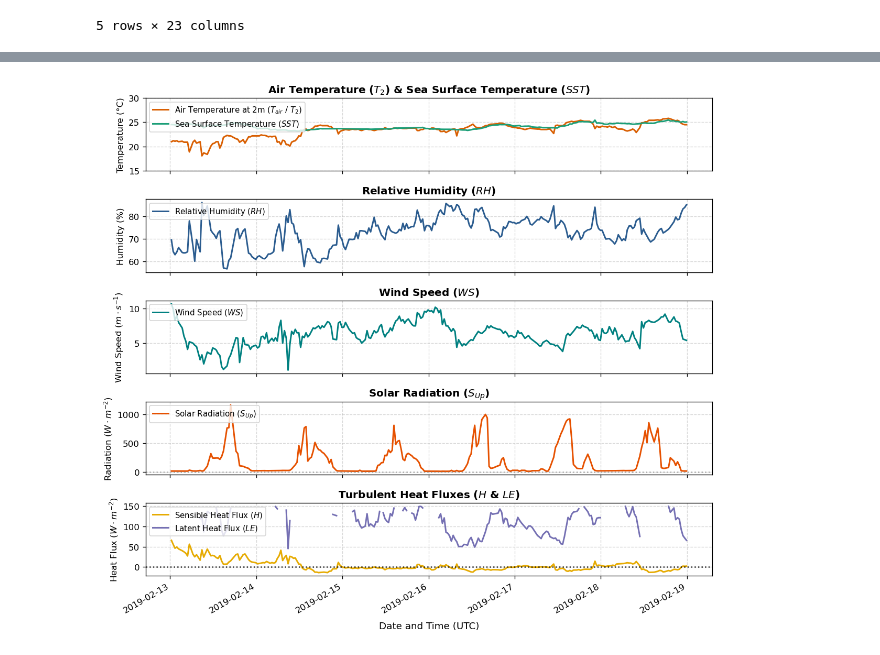
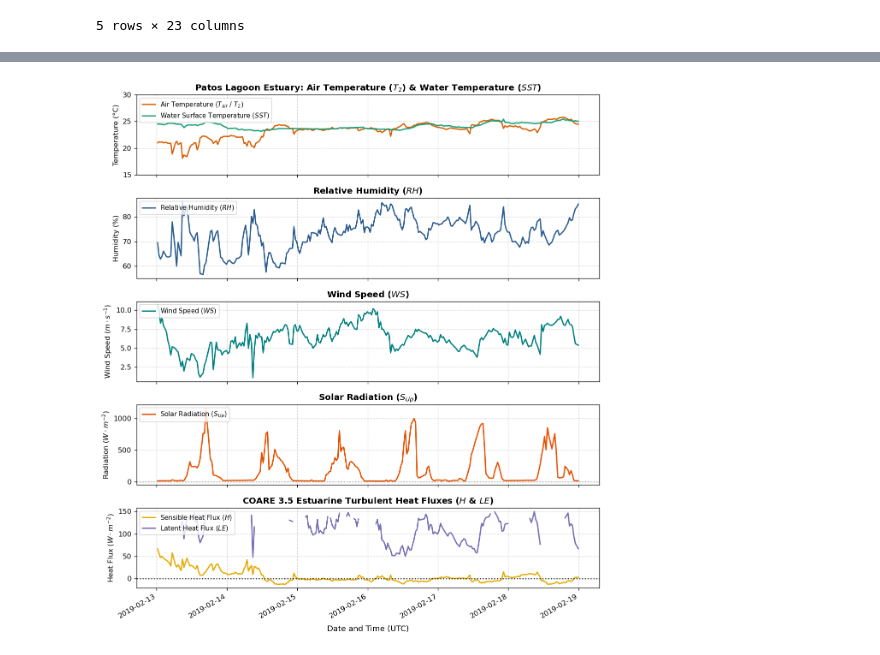
Before and after one commit to cryohydromettools/cryoextremes-practicals, a Jupyter notebook: 6_Patos_Lagoon _estuary_bouy.ipynb, the cells around one changed output, grey strips where cells are left out. Saved outputs shown, nothing was run; the diff lists cells and outputs as text; code cells hidden in the pictures.

Commit message:
Patos Lagoon

```diff
--- a/6_Patos_Lagoon _estuary_bouy.ipynb
+++ b/6_Patos_Lagoon _estuary_bouy.ipynb
@@ -49,7 +69,8 @@ Merged columns: Index(['YEAR_x', 'MONTH_x', 'DAY_x', 'HOUR_x', 'MINUTE_x', 'SECO
 # %%
+# Select necessary variables for air-water exchange analysis
 vars_sel = ['Avg_Wnd_Sp', 'Avg_Air_Tmp', 'Avg_Hmt', 'Avg_W_Tmp1', 'Avg_Air_Press', 'Avg_Sol_Rad']
-df_sel = df_merged[vars_sel]
-df_sel
+df_sel = df_merged[vars_sel].copy()
+df_sel.head()
 # %% [output]
 |  | Avg_Wnd_Sp | Avg_Air_Tmp | Avg_Hmt | Avg_W_Tmp1 | Avg_Air_Press | Avg_Sol_Rad |
 | datetime |  |  |  |  |  |  |
@@ -68,18 +85,18 @@ df_sel
 # %%
 # Compute turbulent fluxes using COARE 3.5 algorithm
 A = coare35vn(
-    df_sel['Avg_Wnd_Sp'],
-    df_sel['Avg_Air_Tmp'],
-    df_sel['Avg_Hmt'],
-    df_sel['Avg_W_Tmp1'],
-    P=df_sel['Avg_Air_Press'],
-    Rs=df_sel['Avg_Sol_Rad'],
-    Rl=288,          # Incoming longwave radiation (approximate constant or measured if available)
+    df_sel['Avg_Wnd_Sp'].values,
+    df_sel['Avg_Air_Tmp'].values,
+    df_sel['Avg_Hmt'].values,
+    df_sel['Avg_W_Tmp1'].values,
+    P=df_sel['Avg_Air_Press'].values,
+    Rs=df_sel['Avg_Sol_Rad'].values,
+    Rl=310,          # Incoming longwave radiation estimate (W/m²)
     zu=1.8,          # Anemometer height (meters)
     zt=1.8,          # Temperature sensor height (meters)
     zq=1.8,          # Humidity sensor height (meters)
-    lat=-32.13,       # Approximate latitude for Patos Lagoon / SIMCOSTA RS-2 station
-    zi=300,          # Boundary layer height (meters)
-    rain=np.zeros_like(df_sel['Avg_Wnd_Sp']),
+    lat=-32.13,      # Approximate latitude for Patos Lagoon / SIMCOSTA RS-2 station
+    zi=500,          # Boundary layer height (meters)
+    rain=np.zeros_like(df_sel['Avg_Wnd_Sp'].values),
     jcool=1
 )
@@ -102,26 +114,26 @@ See the caveats in the documentation: https://pandas.pydata.org/pandas-docs/stab
 df_plot = df_sel.copy()
 
 fig, (ax1, ax2, ax3, ax4, ax5) = plt.subplots(
-    5, 1, figsize=(10, 9), sharex=True, dpi=120
+    5, 1, figsize=(10, 11), sharex=True, dpi=120
 )
 
 # --- SUBPLOT 1: Temperatures ---
 ax1.plot(
     df_plot.index,
     df_plot['Avg_Air_Tmp'],
-    label='Air Temperature at 2m ($T_{air}$ / $T_2$)',
+    label='Air Temperature ($T_{air}$ / $T_2$)',
     color='#d95f02',
     linewidth=1.8,
 )
 ax1.plot(
     df_plot.index,
     df_plot['Avg_W_Tmp1'],
-    label='Sea Surface Temperature ($SST$)',
+    label='Water Surface Temperature ($SST$)',
     color='#1b9e77',
     linewidth=1.8,
 )
 ax1.set_title(
-    'Air Temperature ($T_2$) & Sea Surface Temperature ($SST$)',
+    'Patos Lagoon Estuary: Air Temperature ($T_2$) & Water Temperature ($SST$)',
     fontsize=12,
     fontweight='bold',
 )
@@ -157,7 +169,7 @@ ax3.set_ylabel('Wind Speed ($m \cdot s^{-1}$)', fontsize=10)
 ax3.grid(True, linestyle='--', alpha=0.5)
 ax3.legend(loc='upper left', frameon=True, facecolor='white', fontsize=9)
 
-# --- SUBPLOT 4: Incident/Reflected Solar Radiation ---
+# --- SUBPLOT 4: Incident Solar Radiation ---
 ax4.plot(
     df_plot.index,
     df_plot['Avg_Sol_Rad'],
@@ -173,32 +185,32 @@ ax4.legend(loc='upper left', frameon=True, facecolor='white', fontsize=9)
 
 # --- SUBPLOT 5: Turbulent Heat Fluxes (H & LE) ---
 ax5.plot(
     df_plot.index,
     df_plot['H'],
     label='Sensible Heat Flux ($H$)',
     color='#e6ab02',
     linewidth=1.8,
 )
 ax5.plot(
     df_plot.index,
     df_plot['LE'],
     label='Latent Heat Flux ($LE$)',
     color='#7570b3',
     linewidth=1.8,
 )
 ax5.set_title(
-    'Turbulent Heat Fluxes ($H$ & $LE$)',
+    'COARE 3.5 Estuarine Turbulent Heat Fluxes ($H$ & $LE$)',
     fontsize=12,
     fontweight='bold',
 )
 ax5.set_xlabel('Date and Time (UTC)', fontsize=11, labelpad=8)
 ax5.set_ylabel('Heat Flux ($W \cdot m^{-2}$)', fontsize=10)
 ax5.axhline(0, color='black', linestyle=':', alpha=0.8)
 ax5.grid(True, linestyle='--', alpha=0.5)
 ax5.legend(loc='upper left', frameon=True, facecolor='white', fontsize=9)
 
 plt.gcf().autofmt_xdate()
 plt.tight_layout()
 plt.show()
 # %% [output]
-[figure, old version]
+[figure, new version]
```
Also changed, not shown: parts of 10 cells of this notebook.
